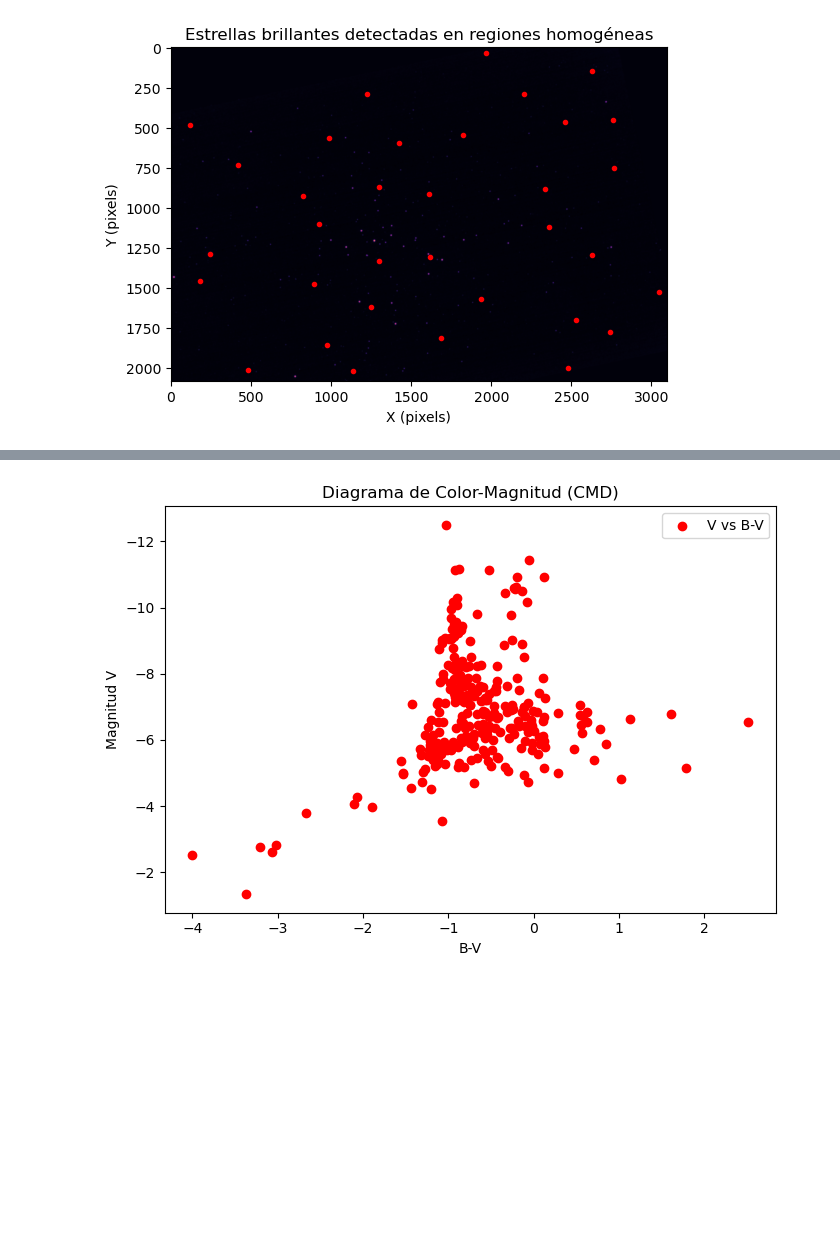
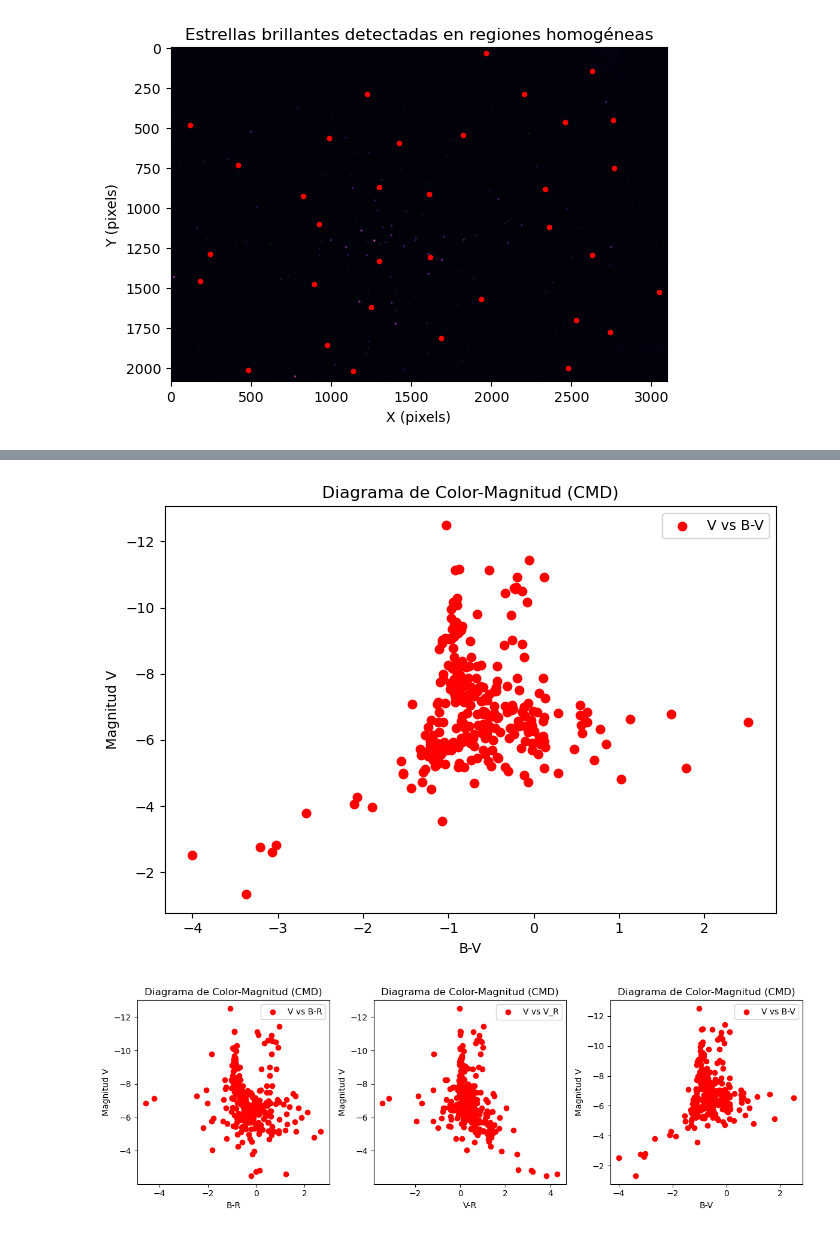
Before and after one commit to sgonzalez38/Astrofisica-Observacional-con-Machine-Learning, a Jupyter notebook: Lab1: Fotometria_Apertura/Lab1.ipynb, the cells around one changed output, grey strips where cells are left out. Cells and saved outputs as stored; diff of their text form; code cells hidden in the pictures; blank space fills up the shorter version.

```diff
--- a/Lab1: Fotometria_Apertura/Lab1.ipynb
+++ b/Lab1: Fotometria_Apertura/Lab1.ipynb
@@ -375,30 +402,57 @@ plt.xlabel('B-R')
 plt.ylabel('Magnitud V')
 plt.gca().invert_yaxis()
 plt.title('Diagrama de Color-Magnitud (CMD)')
 plt.legend()
 plt.tight_layout()
 plt.savefig('CMD_BR.png')
 
 plt.figure(figsize=(7, 5))
 plt.scatter(color_vr, v, color='red', label='V vs V_R')
 plt.xlabel('V-R')
 plt.ylabel('Magnitud V')
 plt.gca().invert_yaxis()
 plt.title('Diagrama de Color-Magnitud (CMD)')
 plt.legend()
 plt.tight_layout()
 plt.savefig('CMD_VR.png')
 
 plt.figure(figsize=(7, 5))
 plt.scatter(color_bv, v, color='red', label='V vs B-V')
 plt.xlabel('B-V')
 plt.ylabel('Magnitud V')
 plt.gca().invert_yaxis()
 plt.title('Diagrama de Color-Magnitud (CMD)')
 plt.legend()
 plt.tight_layout()
 plt.savefig('CMD_BV.png')
+
+plt.figure(figsize=(12,4))
+plt.subplot(1, 3, 1)
+plt.scatter(color_br, v, color='red', label='V vs B-R')
+plt.xlabel('B-R')
+plt.ylabel('Magnitud V')
+plt.gca().invert_yaxis()
+plt.title('Diagrama de Color-Magnitud (CMD)')
+plt.legend()
+plt.subplot(1, 3, 2)
+plt.scatter(color_vr, v, color='red', label='V vs V_R')
+plt.xlabel('V-R')
+plt.ylabel('Magnitud V')
+plt.gca().invert_yaxis()
+plt.title('Diagrama de Color-Magnitud (CMD)')
+plt.legend()
+plt.subplot(1, 3, 3)
+plt.scatter(color_bv, v, color='red', label='V vs B-V')
+plt.xlabel('B-V')
+plt.ylabel('Magnitud V')
+plt.gca().invert_yaxis()
+plt.title('Diagrama de Color-Magnitud (CMD)')
+plt.legend()
+plt.tight_layout()
+plt.tight_layout()
+plt.savefig('CMD_3.png')
 # %% [output]
 [figure]
 [figure]
 [figure]
+[figure, added]
```
Also changed, not shown: parts of 6 cells of this notebook.
